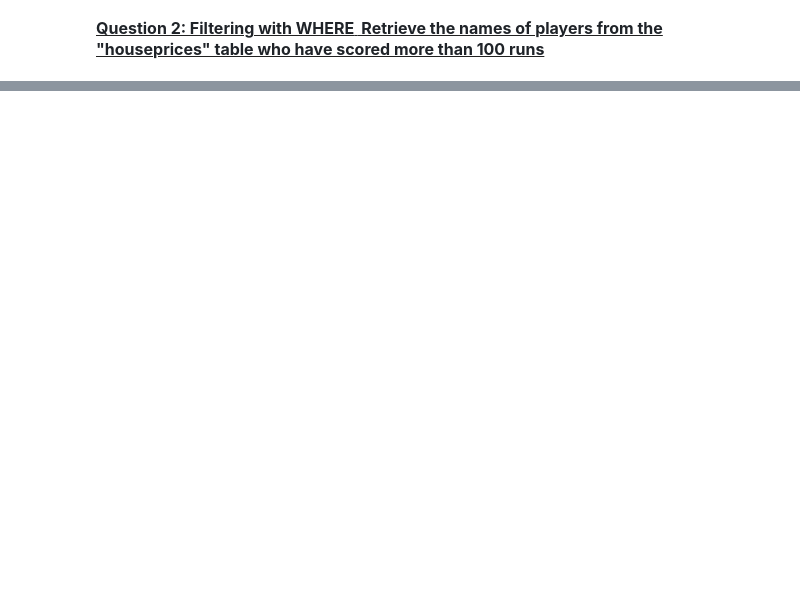
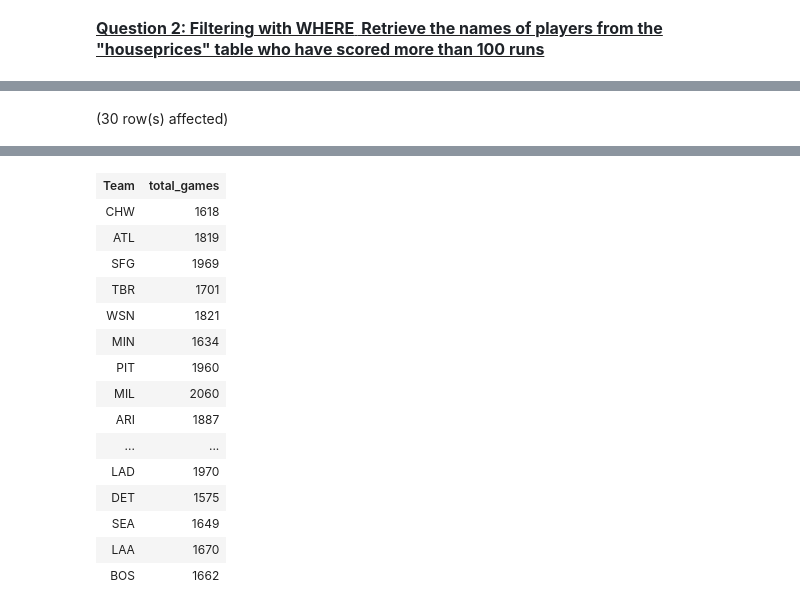
Before and after one commit to Vinayak0807/database-2023, a Jupyter notebook: house_price.ipynb, the cells around one changed output, grey strips where cells are left out. Saved outputs shown, nothing was run; the diff lists cells and outputs as text; code cells hidden in the pictures; blank space fills up the shorter version.

```diff
--- a/house_price.ipynb
+++ b/house_price.ipynb
@@ -104,3 +104,10 @@ Total execution time: 00:00:01.023
 | Sandy Leon | 33 |
 | Charlie Tilson | 33 |
 | Jay Bruce | 32 |
+# %%
+SELECT Team  , sum(Games) as total_games
+from houseprices
+group by Team
+having  total_games > 100 ;
+# %% [output]
+(30 row(s) affected)
@@ -106,0 +115,16 @@ Total execution time: 00:00:01.023
+| Team | total_games |
+| CHW | 1618 |
+| ATL | 1819 |
+| SFG | 1969 |
+| TBR | 1701 |
+| WSN | 1821 |
+| MIN | 1634 |
+| PIT | 1960 |
+| MIL | 2060 |
+| ARI | 1887 |
+| ... | ... |
+| LAD | 1970 |
+| DET | 1575 |
+| SEA | 1649 |
+| LAA | 1670 |
+| BOS | 1662 |
```
Also changed, not shown: parts of 7 cells of this notebook.
